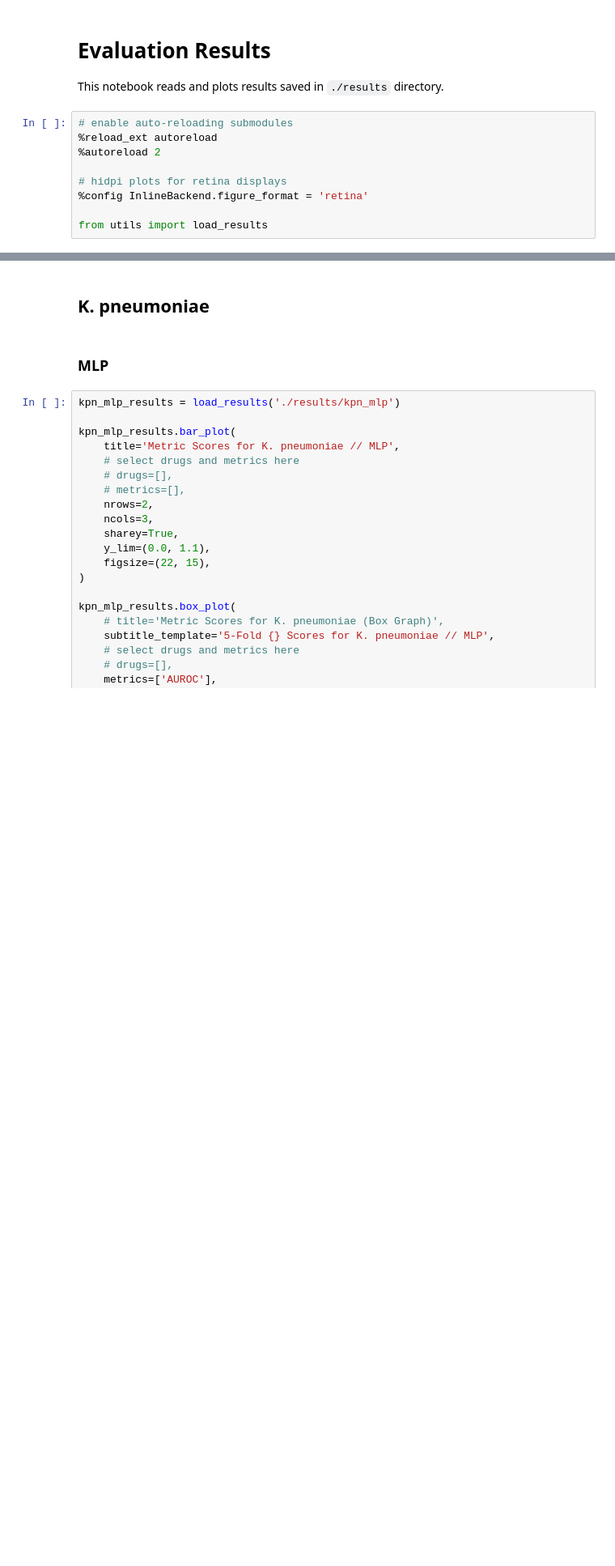
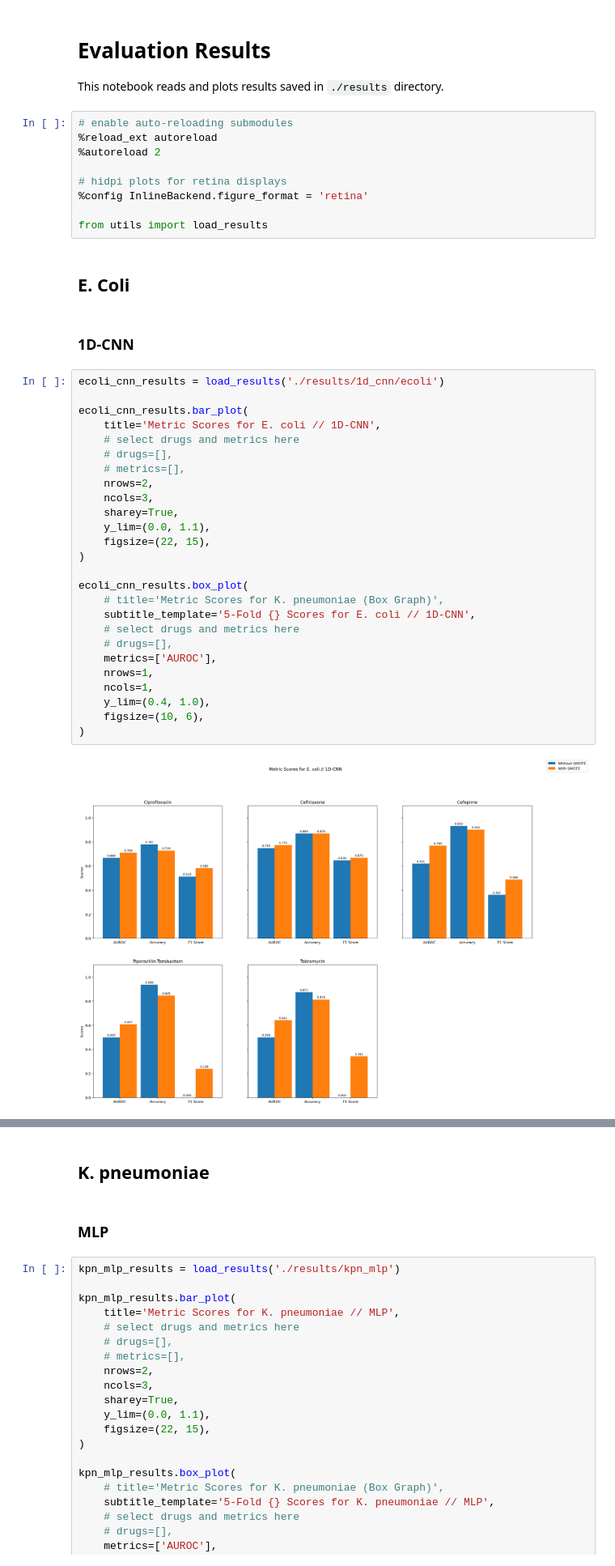
Before and after one commit to seibikobara/CS534FinalMSpathogens, a Jupyter notebook: results.ipynb, the cells around one changed output, grey strips where cells are left out. Shown: that part at 81% size. Saved outputs shown, nothing was run; the diff lists cells and outputs as text; blank space fills up the shorter version.

Commit message:
chore: update results

```diff
--- a/results.ipynb
+++ b/results.ipynb
@@ -11,3 +11,35 @@ This notebook reads and plots results saved in `./results` directory.
 %config InlineBackend.figure_format = 'retina'
 
 from utils import load_results
+# %% [markdown]
+## E. Coli
+# %% [markdown]
+### 1D-CNN
+# %%
+ecoli_cnn_results = load_results('./results/1d_cnn/ecoli')
+
+ecoli_cnn_results.bar_plot(
+    title='Metric Scores for E. coli // 1D-CNN',
+    # select drugs and metrics here
+    # drugs=[],
+    # metrics=[],
+    nrows=2,
+    ncols=3,
+    sharey=True,
+    y_lim=(0.0, 1.1),
+    figsize=(22, 15),
+)
+
+ecoli_cnn_results.box_plot(
+    # title='Metric Scores for K. pneumoniae (Box Graph)',
+    subtitle_template='5-Fold {} Scores for E. coli // 1D-CNN',
+    # select drugs and metrics here
+    # drugs=[],
+    metrics=['AUROC'],
+    nrows=1,
+    ncols=1,
+    y_lim=(0.4, 1.0),
+    figsize=(10, 6),
+)
+# %% [output]
+[figure, added]
```
Also changed, not shown: parts of 7 cells of this notebook.
